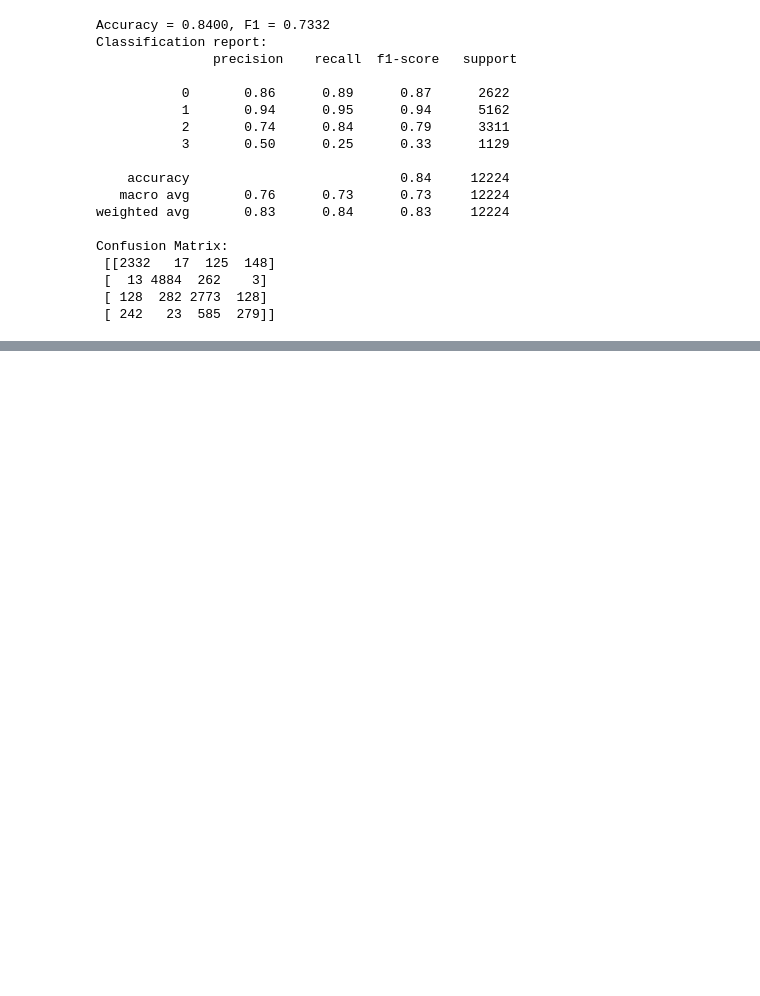
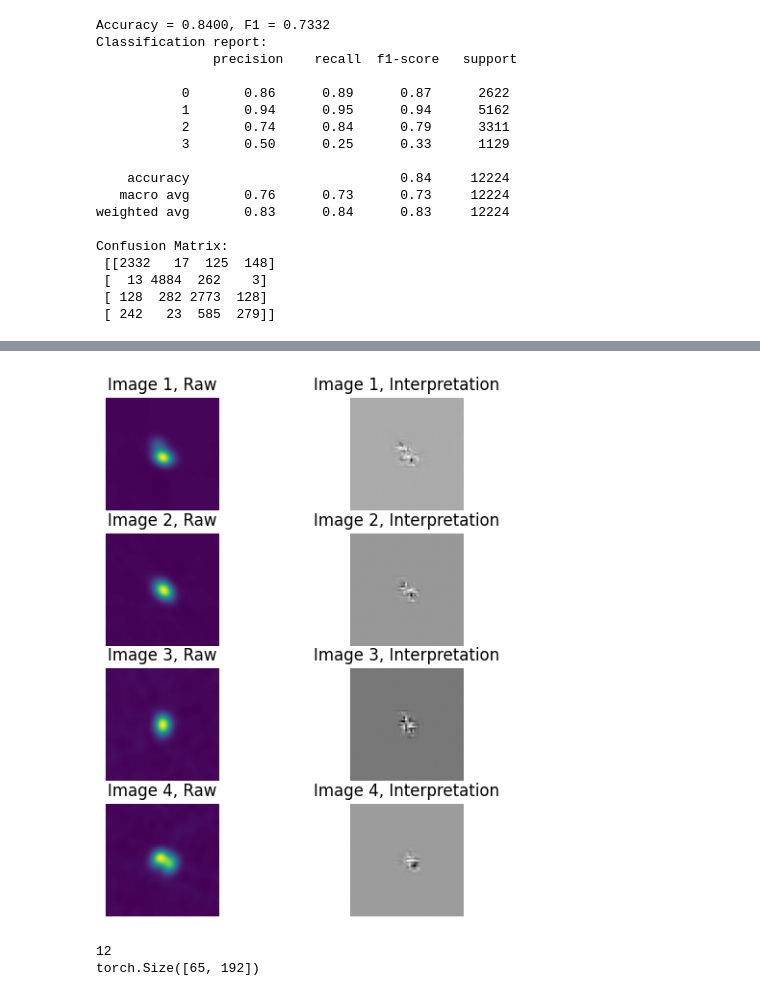
Before and after one commit to khairulislam/VLASS-Vision, a Jupyter notebook: test.ipynb, the cells around one changed output, grey strips where cells are left out. Saved outputs shown, nothing was run; the diff lists cells and outputs as text; code cells hidden in the pictures; blank space fills up the shorter version.

```diff
--- a/test.ipynb
+++ b/test.ipynb
@@ -185,0 +304,32 @@ Confusion Matrix:
+# %%
+batch = next(iter(val_dataloader))
+# %%
+outputs = model(batch[0])
+predicted_labels = torch.argmax(outputs, dim=1)
+# %%
+attr = ig.attribute(
+    batch[0][:4], target=predicted_labels[:4],
+    baselines=torch.zeros_like(batch[0][:2])
+)
+# %%
+def min_max_normalize(x):
+    return (x - x.min()) / (x.max() - x.min())
+# %%
+import matplotlib.pyplot as plt
+
+fig, axes = plt.subplots(4, 2, figsize=(6, 7))
+
+for i in range(4):
+    axes[i][0].imshow(batch[0][i].T.numpy())
+    axes[i][0].set_title(f'Image {i+1}, Raw')
+    axes[i][0].grid(False)
+    axes[i][0].axis('off')
+
+    axes[i][1].imshow(min_max_normalize(attr[i]).T.numpy(), cmap='gray')
+    axes[i][1].set_title(f'Image {i+1}, Interpretation')
+    axes[i][1].grid(False)
+    axes[i][1].axis('off')
+
+plt.show()
+# %% [output]
+[figure, added]
@@ -185,0 +350,10 @@ Confusion Matrix:
+# %%
+print(len(attention_maps))          # Number of transformer blocks
+
+# e.g., torch.Size([12, 65, 192]) for 12 heads,
+# 65 patches in a 8x8 patch grid + 1 CLS
+# 192 features per patch
+print(attention_maps[0].shape)
+# %% [output]
+12
+torch.Size([65, 192])
```
Also changed, not shown: parts of 21 cells of this notebook, 6 other files.
